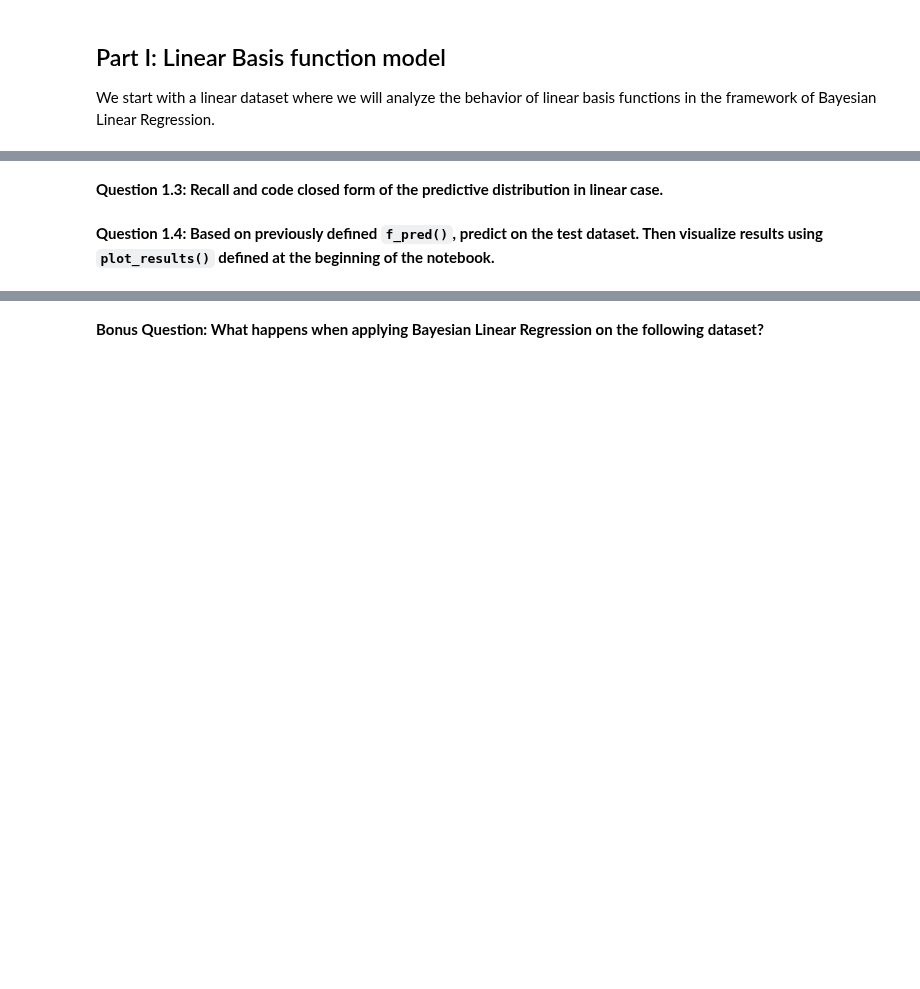
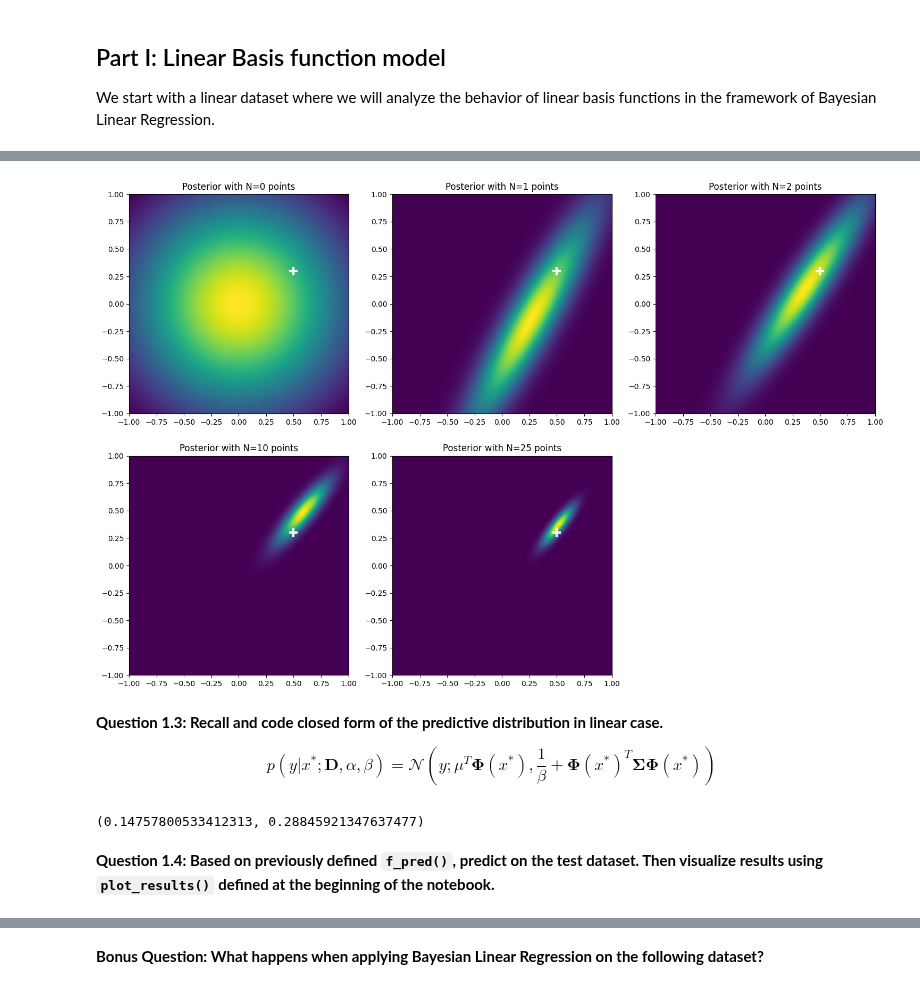
Before and after one commit to CharlesAttend/M2-DAC, a Jupyter notebook: RDFIA/TME/Section3/3_a_Bayesian_Linear_Regression.ipynb, the cells around one changed output, grey strips where cells are left out. Drawn from its saved outputs; the diff is of its cells as text; code cells hidden in the pictures; blank space fills up the shorter version.

```diff
--- a/RDFIA/TME/Section3/3_a_Bayesian_Linear_Regression.ipynb
+++ b/RDFIA/TME/Section3/3_a_Bayesian_Linear_Regression.ipynb
@@ -135,32 +213,52 @@ def phi_linear(x):
 # %%
-#TO DO: Code and visualize posterior sampling by completing code below
+# TO DO: Code and visualize posterior sampling by completing code below
 
-plt.figure(figsize=(15,10))
-for count,n in enumerate([0,1,2,10,len(dataset_linear['X_train'])]):
-    cur_data = dataset_linear['X_train'][:n]
-    cur_lbl = dataset_linear['y_train'][:n]
+plt.figure(figsize=(15, 10))
+for count, n in enumerate([0, 1, 2, 10, len(dataset_linear["X_train"])]):
+    cur_data = dataset_linear["X_train"][:n]
+    cur_lbl = dataset_linear["y_train"][:n]
     meshgrid = np.arange(-1, 1.01, 0.01)
-    w = np.zeros((2,1))
-    posterior = np.zeros((meshgrid.shape[0],meshgrid.shape[0]))
+    w = np.zeros((2, 1))
+    posterior = np.zeros((meshgrid.shape[0], meshgrid.shape[0]))
 
     # TO DO: code mu_n and sigma_N
-
+    if n == 0:
+        sigma_N_inv = dataset_linear["ALPHA"] * np.eye(2)
+        sigma_N = np.linalg.inv(sigma_N_inv)
+        mu_N = np.zeros((2,))
+    else:
+        phi = phi_linear_matrix(cur_data)
+        sigma_N_inv = (
+            dataset_linear["ALPHA"] * np.identity(2)
+            + dataset_linear["BETA"] * phi.T @ phi
+        )
+        sigma_N = np.linalg.inv(sigma_N_inv)
+        mu_N = dataset_linear["BETA"] * sigma_N @ phi.T @ cur_lbl
     # Compute values on meshgrid
     for i in range(meshgrid.shape[0]):
         for j in range(meshgrid.shape[0]):
-            w[0,0] = meshgrid[i]
-            w[1,0] = meshgrid[j]
-            posterior[i,j] = np.exp(-0.5* np.dot(np.dot((w-mu_N.reshape(2,1)).T, np.linalg.inv(sigma_N)) , (w-mu_N.reshape(2,1)) ) )
-    Z = 1.0 / ( np.sqrt(2*np.pi* np.linalg.det(sigma_N) ) )
-    posterior[:,:] /= Z
+            w[0, 0] = meshgrid[i]
+            w[1, 0] = meshgrid[j]
+            posterior[i, j] = np.exp(
+                -0.5
+                * ((w - mu_N.reshape(2, 1)).T @ sigma_N_inv)
+                @ (w - mu_N.reshape(2, 1))
+            )
+    Z = 1.0 / (np.sqrt(2 * np.pi * np.linalg.det(sigma_N)))
+    posterior[:, :] /= Z
 
     # Plot posterior with n points
-    plt.subplot(231+count)
-    plt.imshow(posterior, extent=[-1,1,-1,1])
-    plt.plot(0.5,0.3, '+', markeredgecolor='white', markeredgewidth=3, markersize=12)
-    plt.title('Posterior with N={} points'.format(n))
+    plt.subplot(231 + count)
+    plt.imshow(posterior, extent=[-1, 1, -1, 1])
+    plt.plot(0.5, 0.3, "+", markeredgecolor="white", markeredgewidth=3, markersize=12)
+    plt.title("Posterior with N={} points".format(n))
 plt.tight_layout()
+plt.savefig("posterior.pdf", dpi=100, bbox_inches="tight")
 plt.show()
+# %% [output]
+[figure, added]
 # %% [markdown]
 **Question 1.3: Recall and code closed form of the predictive distribution in linear case.**
+
+$$p\left(y|x^*; \mathbf{D}, \alpha, \beta\right) = \mathcal{N}\left(y; \mu^T \boldsymbol{\Phi}(x^*), \frac{1}{\beta} + \boldsymbol{\Phi}(x^*)^T \boldsymbol{\Sigma} \boldsymbol{\Phi}(x^*)\right)$$
 # %%
@@ -188,10 +298,19 @@ def closed_form(func, X_train, y_train, alpha, beta):
 
     return f_model
 # %%
-f_pred = closed_form(phi_linear, dataset_linear['X_train'], dataset_linear['y_train'],
-                     dataset_linear['ALPHA'], dataset_linear['BETA'])
+f_pred = closed_form(
+    phi_linear_matrix,
+    dataset_linear["X_train"],
+    dataset_linear["y_train"],
+    dataset_linear["ALPHA"],
+    dataset_linear["BETA"],
+)
+
+f_pred(1)
+# %% [output]
+(0.14757800533412313, 0.28845921347637477)
 # %% [markdown]
-**Question 1.4: Based on previously defined ``f_pred()``, predict on the test dataset. Then visualize results using ``plot_results()`` defined at the beginning of the notebook.**
+**Question 1.4: Based on previously defined `f_pred()`, predict on the test dataset. Then visualize results using `plot_results()` defined at the beginning of the notebook.**
 # %%
 # TO DO : predict on test dataset and visualize results
 
```
Also changed, not shown: parts of 22 cells of this notebook, 5 other files.
